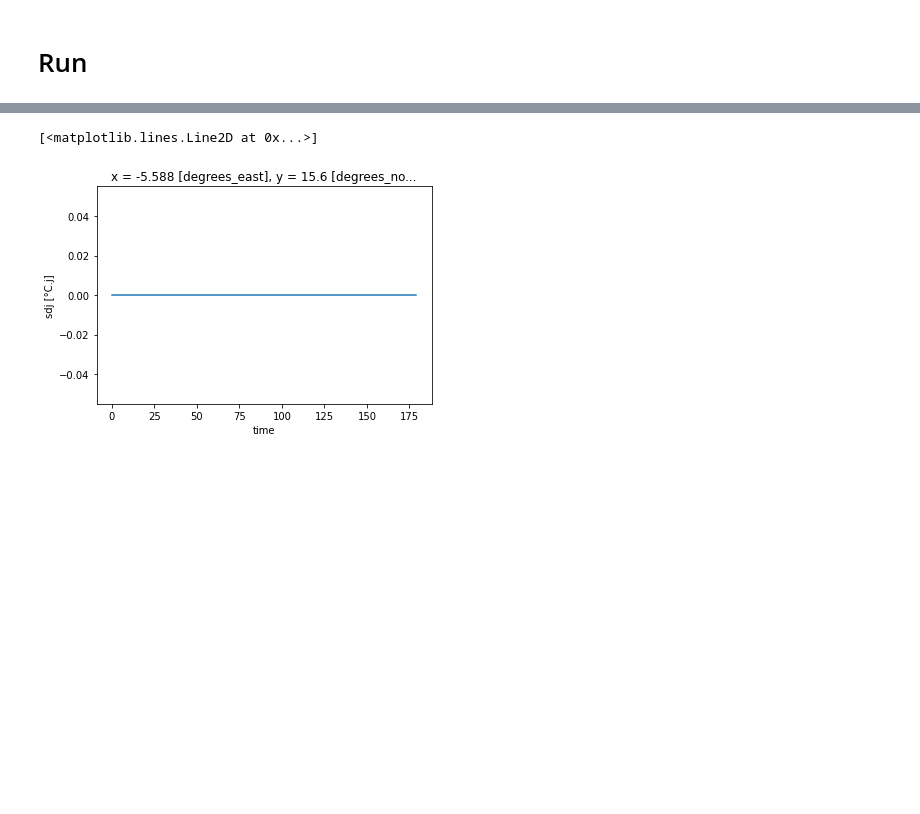
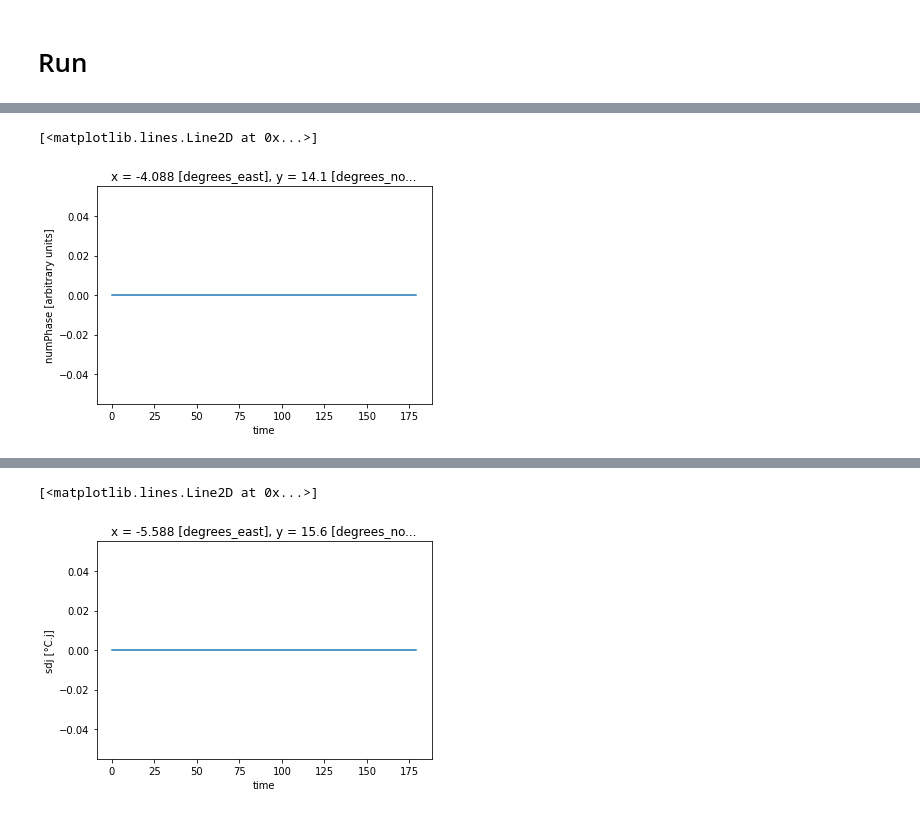
Before and after one commit to SARRA-cropmodels/SARRA-Py, a Jupyter notebook: notebooks/SARRA-Py_grid.ipynb, the cells around one changed output, grey strips where cells are left out. Saved outputs shown, nothing was run; the diff lists cells and outputs as text; code cells hidden in the pictures; blank space fills up the shorter version.

```diff
--- a/notebooks/SARRA-Py_grid.ipynb
+++ b/notebooks/SARRA-Py_grid.ipynb
@@ -149,0 +163,5 @@ data["eauDispo"][0,:,:].plot()
+# %%
+data["numPhase"][:,50,50].plot()
+# %% [output]
+[<matplotlib.lines.Line2D at 0x...>]
+[figure, added]
```
Also changed, not shown: parts of 6 cells of this notebook, 1 other file.
